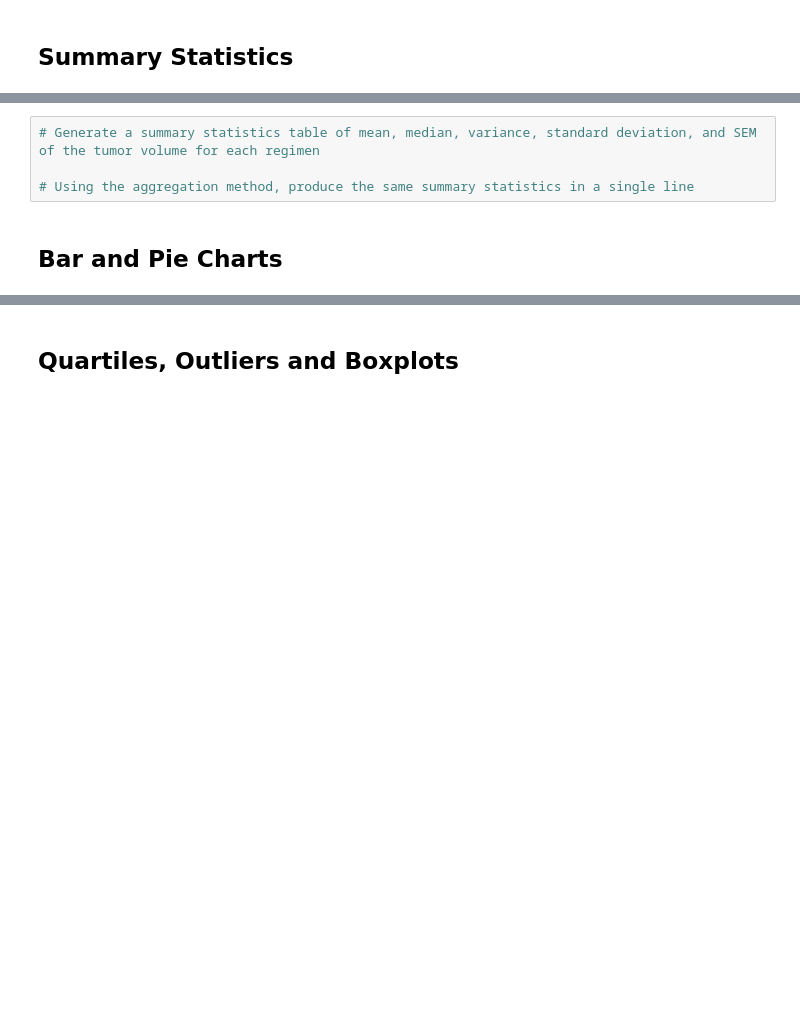
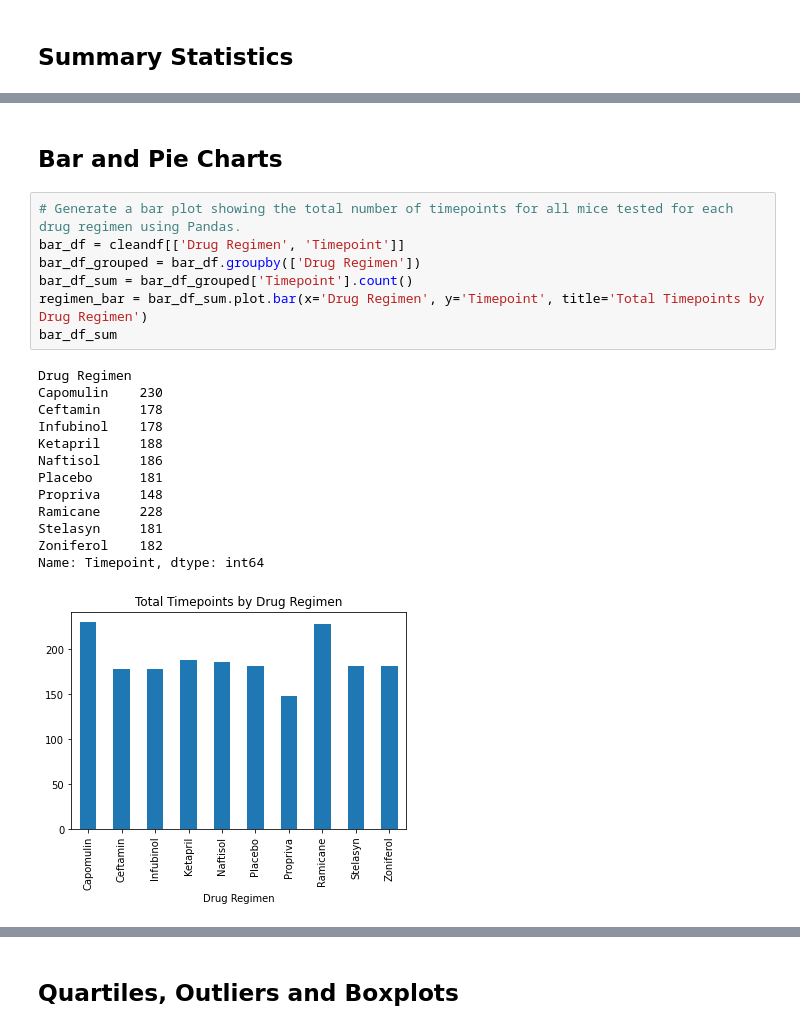
Before and after one commit to reiderwin/cancer-drug-analysis-viz, a Jupyter notebook: pymaceuticals_starter.ipynb, the cells around one changed output, grey strips where cells are left out. Saved outputs shown, nothing was run; the diff lists cells and outputs as text; blank space fills up the shorter version.

```diff
--- a/pymaceuticals_starter.ipynb
+++ b/pymaceuticals_starter.ipynb
@@ -83,7 +156,24 @@ total_clean
-# %%
-# Generate a summary statistics table of mean, median, variance, standard deviation, and SEM of the tumor volume for each regimen
-
-# Using the aggregation method, produce the same summary statistics in a single line
 # %% [markdown]
 ## Bar and Pie Charts
+# %%
+# Generate a bar plot showing the total number of timepoints for all mice tested for each drug regimen using Pandas.
+bar_df = cleandf[['Drug Regimen', 'Timepoint']]
+bar_df_grouped = bar_df.groupby(['Drug Regimen'])
+bar_df_sum = bar_df_grouped['Timepoint'].count()
+regimen_bar = bar_df_sum.plot.bar(x='Drug Regimen', y='Timepoint', title='Total Timepoints by Drug Regimen')
+bar_df_sum
+# %% [output]
+Drug Regimen
+Capomulin    230
+Ceftamin     178
+Infubinol    178
+Ketapril     188
+Naftisol     186
+Placebo      181
+Propriva     148
+Ramicane     228
+Stelasyn     181
+Zoniferol    182
+Name: Timepoint, dtype: int64
+[figure, added]
 # %%
```
Also changed, not shown: parts of 23 cells of this notebook.
